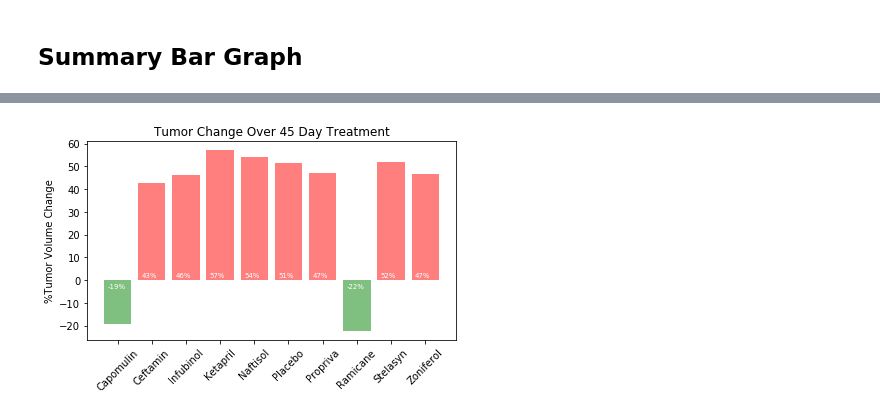
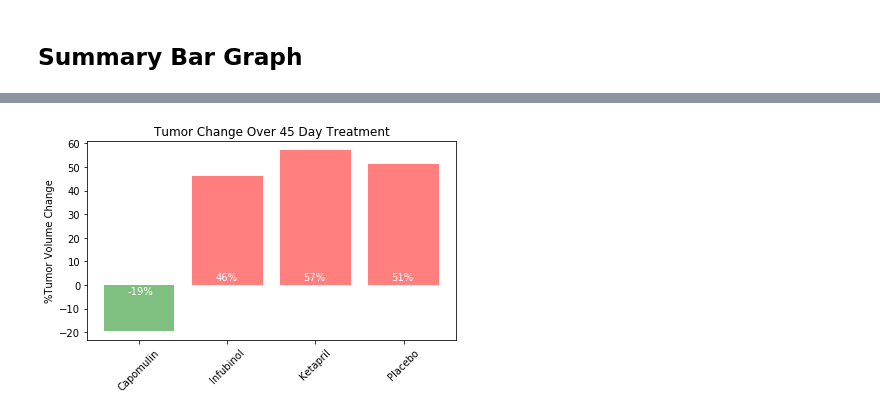
Before and after one commit to Blasda01/Pharmacy_Trials_Python, a Jupyter notebook: Pymaceuticals/pymaceuticals.ipynb, the cells around one changed output, grey strips where cells are left out. Drawn from its saved outputs; the diff is of its cells as text; code cells hidden in the pictures.

```diff
--- a/Pymaceuticals/pymaceuticals.ipynb
+++ b/Pymaceuticals/pymaceuticals.ipynb
@@ -31,22 +31,23 @@ clinical_trial_merge.head()
 | 2 | b128 | 10 | 43.270852 | 0 | Capomulin |
 | 3 | b128 | 15 | 43.784893 | 0 | Capomulin |
 | 4 | b128 | 20 | 42.731552 | 0 | Capomulin |
+# %%
+drug_names = ["Capomulin", "Infubinol", "Ketapril", "Placebo"]
+
+clinical_trial_merge_subset = clinical_trial_merge.loc[clinical_trial_merge['Drug'].isin(drug_names)]
 # %% [markdown]
 ## Tumor Response to Treatment
 # %%
 # Store the Mean Tumor Volume Data Grouped by Drug and Timepoint
-grouped_clinical_trial = clinical_trial_merge.groupby(["Drug", "Timepoint"])
-
-drug_list = grouped_clinical_trial["Drug"].first()
-timepoint_list = grouped_clinical_trial["Timepoint"].first()
+grouped_clinical_trial = clinical_trial_merge_subset.groupby(["Drug", "Timepoint"])
 
 avg_tumor_vol = grouped_clinical_trial["Tumor Volume (mm3)"].mean()
 
 # Convert to DataFrame
-grouped_clinical_trial_df = pd.DataFrame({"Tumor Volume (mm3)": avg_tumor_vol}).reset_index()
+tumor_vol_df = pd.DataFrame({"Tumor Volume (mm3)": avg_tumor_vol}).reset_index()
 
 # Preview DataFrame
-grouped_clinical_trial_df
+tumor_vol_df.head()
 # %% [output]
 |  | Drug | Timepoint | Tumor Volume (mm3) |
 | 0 | Capomulin | 0 | 45.000000 |
@@ -89,8 +78,6 @@ tumor_sem_df
 # %%
 # Minor Data Munging to Re-Format the Data Frames
-
-drug_tumor_table = pd.pivot_table(grouped_clinical_trial_df, values='Tumor Volume (mm3)', index='Timepoint', columns=['Drug'])
-
+drug_tumor_table = pd.pivot_table(tumor_vol_df, values='Tumor Volume (mm3)', index='Timepoint', columns=['Drug'])
 
 # Preview that Reformatting worked
 drug_tumor_table
@@ -342,14 +278,11 @@ plt.show()
 ## Summary Bar Graph
 # %%
 # Calculate the percent changes for each drug
-
-drug_names = grouped_clinical_trial_df["Drug"].unique()
 tumor_change = []
 
 for name in drug_names:
-    percent_change = ((drug_tumor_table["%s" %name].iloc[-1] - drug_tumor_table["%s" %name].iloc[0])/drug_tumor_table["%s" %name].iloc[0])*100
+    percent_change = ((drug_tumor_table[name].iloc[-1] - drug_tumor_table[name].iloc[0])/drug_tumor_table[name].iloc[0])*100
     tumor_change.append(percent_change)
-
 
 # Display the data to confirm
 tumor_change_df = pd.DataFrame({"Drug":drug_names, "Tumor Growth":tumor_change})
@@ -370,12 +297,13 @@ tumor_change_df
 # %%
 # Splice the data between passing and failing drugs
-#tumor_change_df["Drug Success"] = tumor_change_df["Tumor Growth"].apply(lambda x: 'Passed' if x <= 0 else 'Failed')
+
 
 # Store all Relevant Percent Changes into a Tuple
 tumor_change_df.apply(tuple, axis=1)
 
 x_axis = drug_names
 y_values = tumor_change_df["Tumor Growth"]
+
 color_list = []
 
 for name in tumor_change:
@@ -383,34 +311,33 @@ for name in tumor_change:
         color_list.append('r')
     else:
         color_list.append('g')
-
 
 # Orient widths. Add labels, tick marks, etc.
 fig, ax = plt.subplots()
 
 ax.bar(x_axis, y_values, color=color_list, alpha=0.5, align="center")
 ax.set_title("Tumor Change Over 45 Day Treatment")
 ax.set_ylabel("%Tumor Volume Change")
 plt.setp(ax.xaxis.get_majorticklabels(), rotation=45)
 fig.tight_layout()
 
 for i in ax.patches:
     if i.get_height() >= 0:
-        ax.text(i.get_x()+.1, 1.5, str(int(round(i.get_height())))+'%', fontsize=7, color='white')
+        ax.text(i.get_x()+0.33*i.get_width(), 2, str(int(round(i.get_height())))+'%', fontsize=10, color='white')
     else:
-        ax.text(i.get_x()+.1, -3.5, str(int(round(i.get_height())))+'%', fontsize=7, color='white')
+        ax.text(i.get_x()+0.33*i.get_width(), -4, str(int(round(i.get_height())))+'%', fontsize=10, color='white')
 
 # Use functions to label the percentages of changes
    #-------Did this without function
 
 # Call functions to implement the function calls
     #------Did this without function
 
 # Save the Figure
 plt.savefig("../tumor_change.png")
 
 # Show the Figure
 
 fig.show()
 # %% [output]
-[figure, old version]
+[figure, new version]
```
Also changed, not shown: parts of 13 cells of this notebook, 1 other file.
